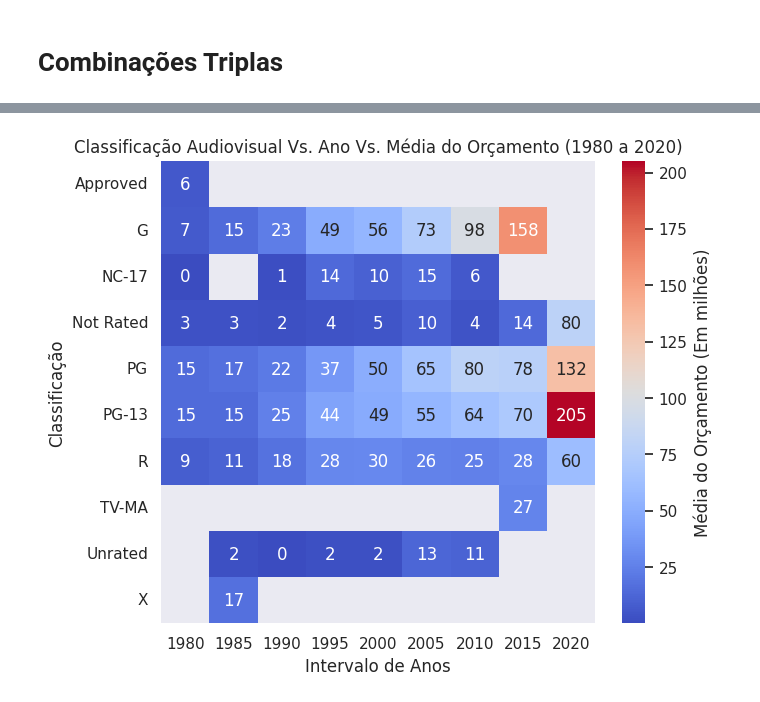
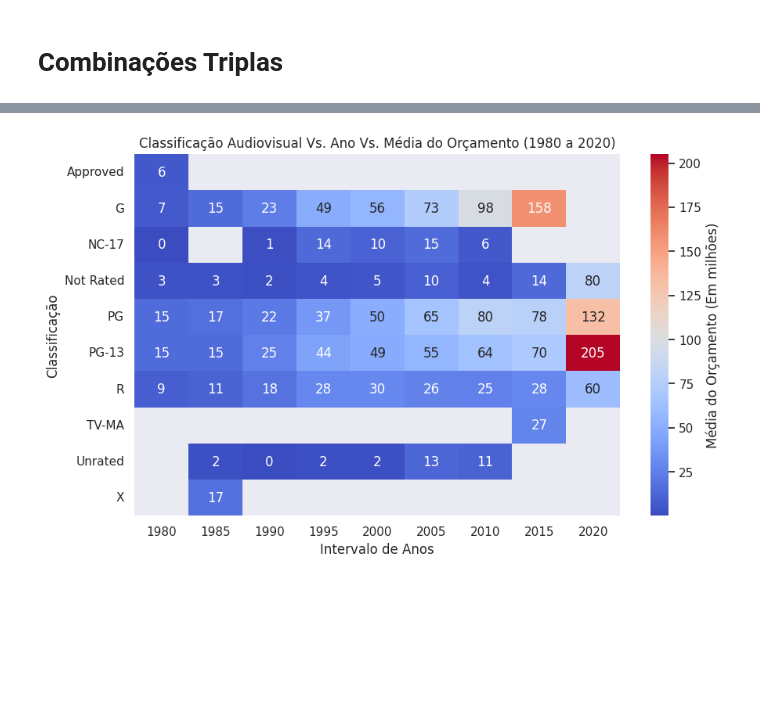
Before and after one commit to guicns/movie-industry-analysis, a Jupyter notebook: 2. Análise Python/movies_python_analysis.ipynb, the cells around one changed output, grey strips where cells are left out. Cells and saved outputs as stored; diff of their text form; code cells hidden in the pictures; blank space fills up the shorter version.

```diff
--- a/2. Análise Python/movies_python_analysis.ipynb
+++ b/2. Análise Python/movies_python_analysis.ipynb
@@ -990,21 +990,21 @@ plt.show()
 # %%
 #RATING X YEAR X MÉDIA BUDGET
 df['year_group'] = ((df['year'] - 1980) // 5) * 5 + 1980
 
 grouped_df = df.groupby(['rating', 'year_group'])['budget'].mean().reset_index()
 
 grouped_df['budget'] = grouped_df['budget'] / 1_000_000
 
 pivot_df = grouped_df.pivot(index='rating', columns='year_group', values='budget')
 
-plt.figure(figsize=(7, 6))
+plt.figure(figsize=(10, 6))
 sns.heatmap(pivot_df, annot=True, fmt=".0f", cmap="coolwarm", cbar_kws={'label': 'Média do Orçamento (Em milhões)'})
 plt.title('Classificação Audiovisual Vs. Ano Vs. Média do Orçamento (1980 a 2020)')
 plt.xlabel('Intervalo de Anos')
 plt.ylabel('Classificação')
 plt.show()
 # %% [output]
-[figure, old version]
+[figure, new version]
 # %%
 #RATING X YEAR X MÉDIA GROSS
 df['year_group'] = ((df['year'] - 1980) // 5) * 5 + 1980
```
Also changed, not shown: parts of 4 cells of this notebook.
